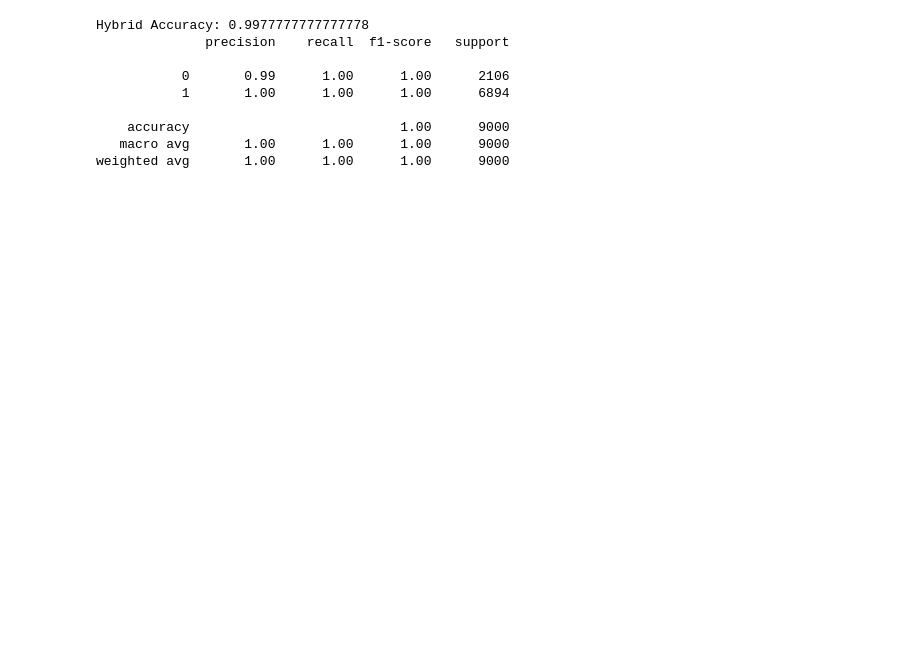
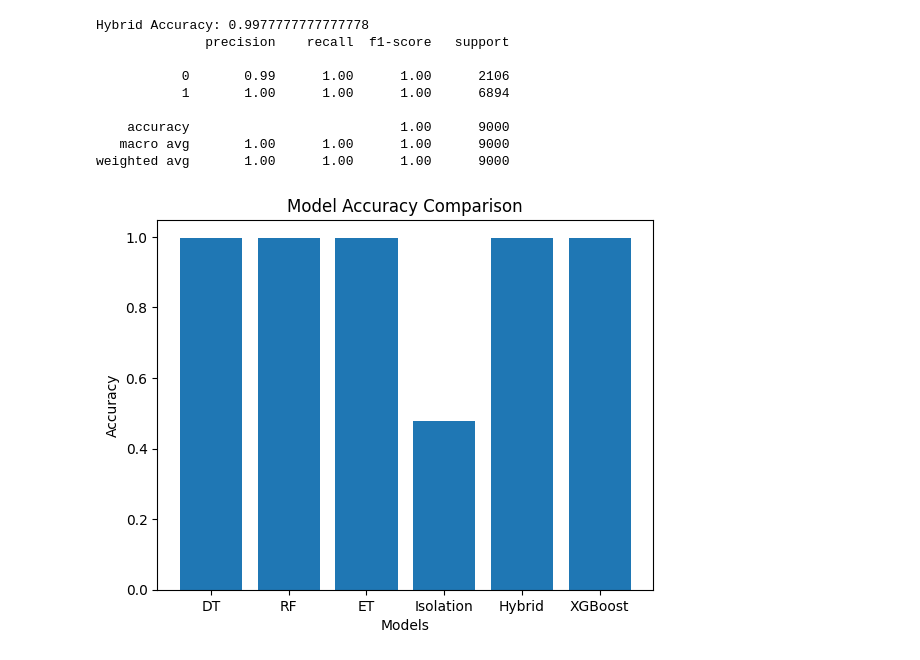
Before and after one commit to AmolSadana012/Hybrid_Cyber_Threat_Detection_Model, a Jupyter notebook: Data_Model_Hybrid.ipynb, the cells around one changed output. Cells and saved outputs as stored; diff of their text form; code cells hidden in the pictures; blank space fills up the shorter version.

Commit message:
Models Comparison

```diff
--- a/Data_Model_Hybrid.ipynb
+++ b/Data_Model_Hybrid.ipynb
@@ -118,9 +118,11 @@ Accuracy: 0.9975555555555555
 ## Extra Trees:
 # %%
 et=ExtraTreesClassifier(n_estimators=100,random_state=42)
-start=time.time()et.fit(X_train,y_train)
+start=time.time()
+et.fit(X_train,y_train)
 print("ET Train Time:",time.time()-start)
 start=time.time()
-pred=et.predict(X_test)print("ET Prediction Time:",time.time()-start)
+pred=et.predict(X_test)
+print("ET Prediction Time:",time.time()-start)
 print("Accuracy:",accuracy_score(y_test,pred))
 # %% [output]
@@ -221,3 +234,24 @@ Hybrid Accuracy: 0.9977777777777778
     accuracy                           1.00      9000
    macro avg       1.00      1.00      1.00      9000
 weighted avg       1.00      1.00      1.00      9000
+# %%
+dt_acc = accuracy_score(y_test, dt.predict(X_test))
+rf_acc = accuracy_score(y_test, rf.predict(X_test))
+et_acc = accuracy_score(y_test, et.predict(X_test))
+iso_pred = iso.predict(X_test)
+iso_pred = np.where(iso_pred==-1,1,0)
+iso_acc = accuracy_score(y_test, iso_pred)
+xgb_acc = accuracy_score(y_test, xgb.predict(X_test))
+hybrid_acc = accuracy_score(y_test, hybrid_preds)
+# %%
+import matplotlib.pyplot as plt
+models = ["DT","RF","ET","Isolation","Hybrid","XGBoost"]
+accuracy = [dt_acc,rf_acc,et_acc,iso_acc,hybrid_acc,xgb_acc]
+plt.figure()
+plt.bar(models, accuracy)
+plt.xlabel("Models")
+plt.ylabel("Accuracy")
+plt.title("Model Accuracy Comparison")
+plt.show()
+# %% [output]
+[figure, added]
```
Also changed, not shown: parts of 9 cells of this notebook.
